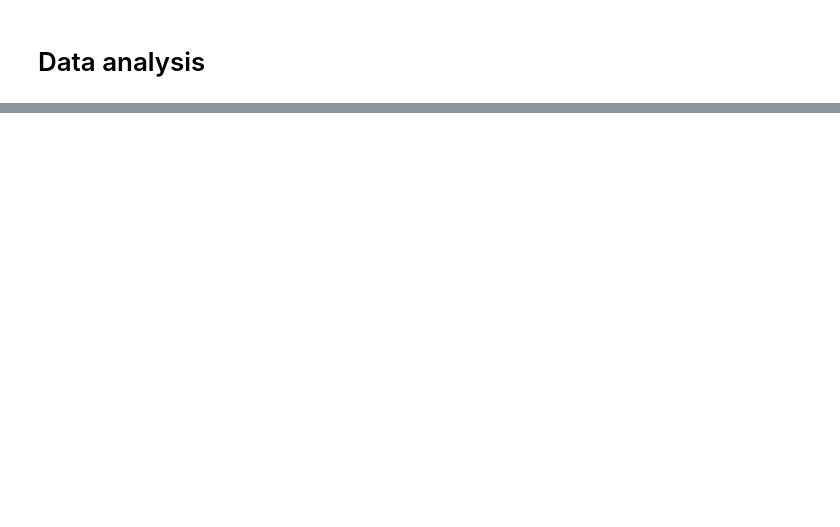
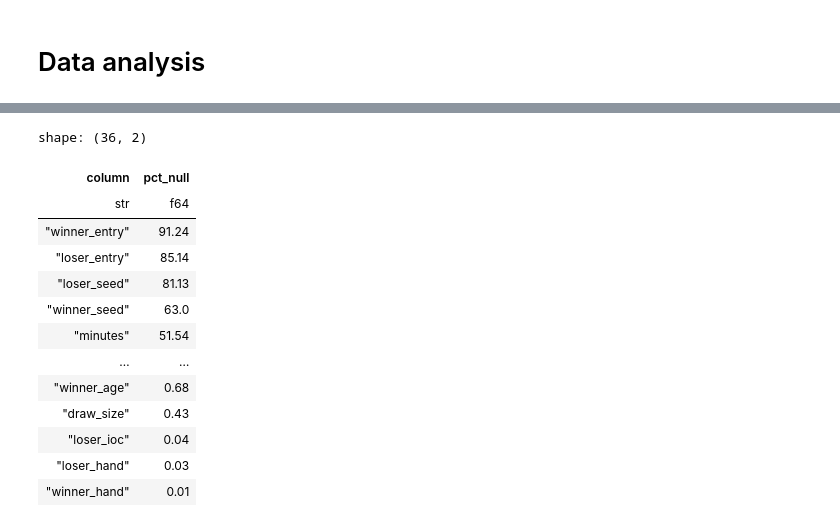
Before and after one commit to ZygimantasB/polars_library, a Jupyter notebook: kaggle/atp_matches_tennis.ipynb, the cells around one changed output, grey strips where cells are left out. Saved outputs shown, nothing was run; the diff lists cells and outputs as text; code cells hidden in the pictures; blank space fills up the shorter version.

```diff
--- a/kaggle/atp_matches_tennis.ipynb
+++ b/kaggle/atp_matches_tennis.ipynb
@@ -949,0 +1025,23 @@ shape: (4_209, 5)
+# %%
+null_pct.unpivot(
+    on=null_pct.columns,
+    variable_name='column',
+    value_name='pct_null'
+).filter(
+    pl.col('pct_null') != 0.00
+).sort('pct_null', descending=True)
+# %% [output]
+shape: (36, 2)
+| column | pct_null |
+| str | f64 |
+| "winner_entry" | 91.24 |
+| "loser_entry" | 85.14 |
+| "loser_seed" | 81.13 |
+| "winner_seed" | 63.0 |
+| "minutes" | 51.54 |
+| … | … |
+| "winner_age" | 0.68 |
+| "draw_size" | 0.43 |
+| "loser_ioc" | 0.04 |
+| "loser_hand" | 0.03 |
+| "winner_hand" | 0.01 |
```
Also changed, not shown: parts of 12 cells of this notebook.
